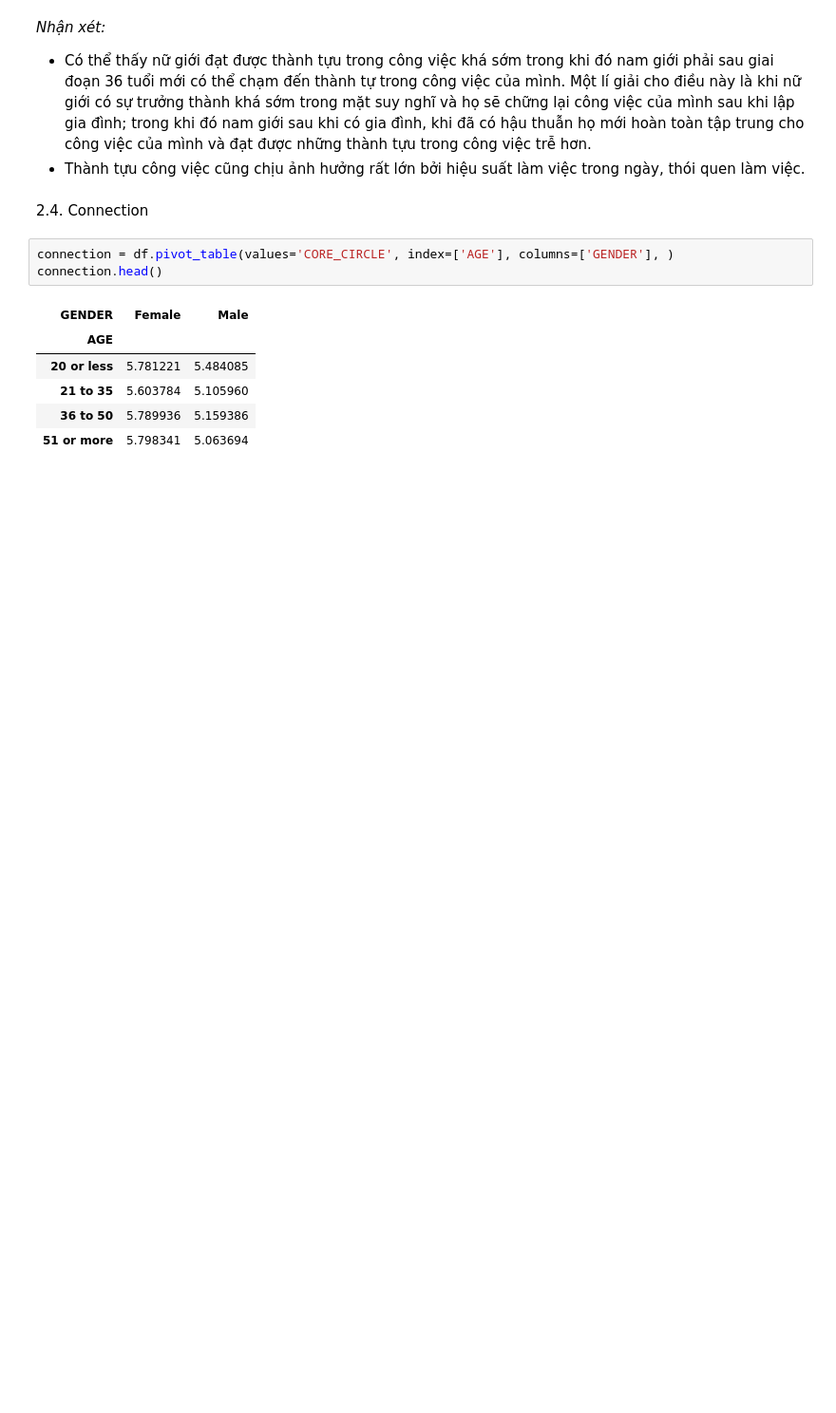
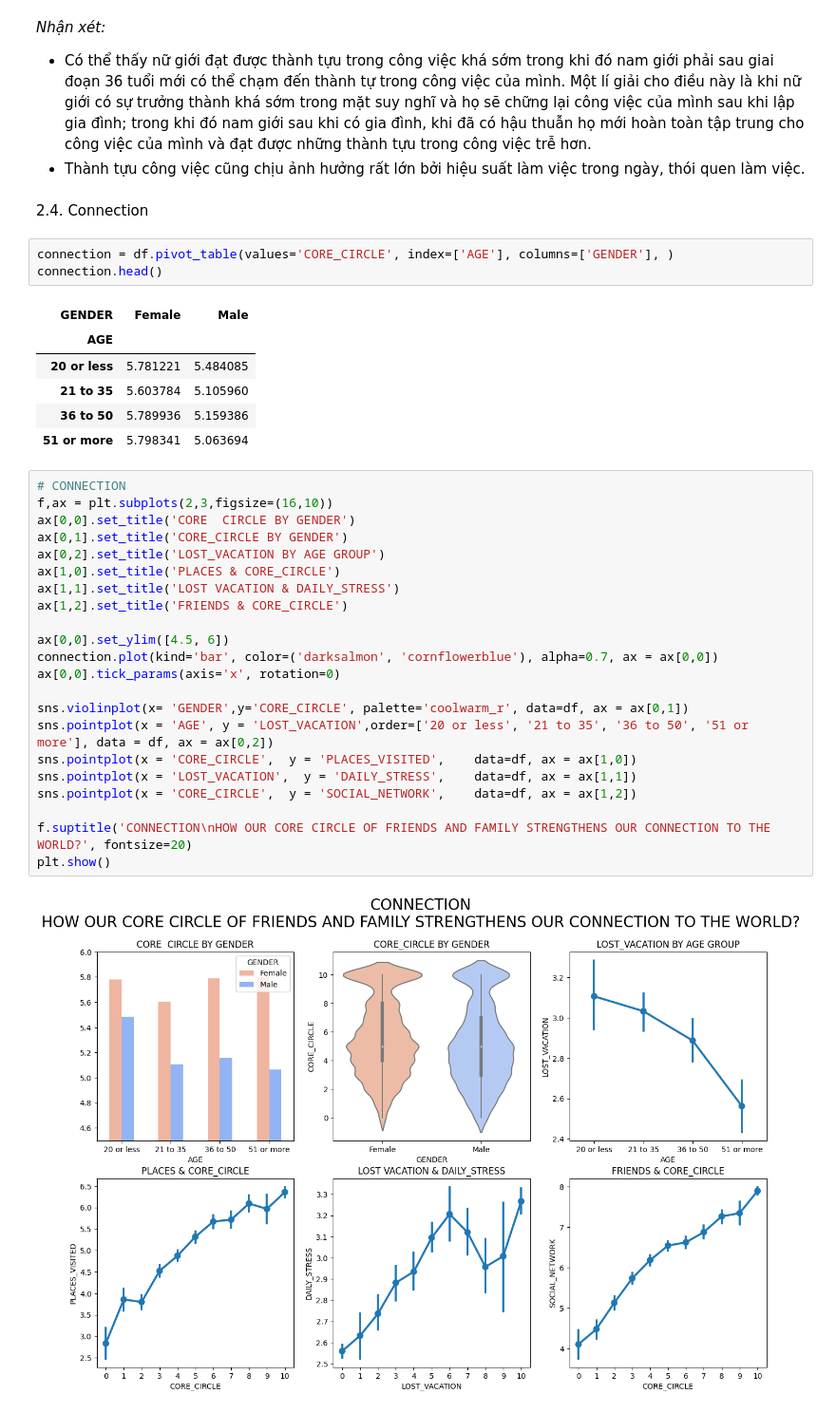
Before and after one commit to baoqdng/Lifestyle-and-Wellbeing, a Jupyter notebook: Data_exploratory.ipynb, the cells around one changed output. Shown at 95% size. Drawn from its saved outputs; the diff is of its cells as text; blank space fills up the shorter version.

Commit message:
Update Data_exploratory.ipynb
Final update

```diff
--- a/Data_exploratory.ipynb
+++ b/Data_exploratory.ipynb
@@ -239,3 +229,27 @@ connection.head()
 | 21 to 35 | 5.603784 | 5.105960 |
 | 36 to 50 | 5.789936 | 5.159386 |
 | 51 or more | 5.798341 | 5.063694 |
+# %%
+# CONNECTION
+f,ax = plt.subplots(2,3,figsize=(16,10))
+ax[0,0].set_title('CORE  CIRCLE BY GENDER')
+ax[0,1].set_title('CORE_CIRCLE BY GENDER')
+ax[0,2].set_title('LOST_VACATION BY AGE GROUP')
+ax[1,0].set_title('PLACES & CORE_CIRCLE')
+ax[1,1].set_title('LOST VACATION & DAILY_STRESS')
+ax[1,2].set_title('FRIENDS & CORE_CIRCLE')
+
+ax[0,0].set_ylim([4.5, 6])
+connection.plot(kind='bar', color=('darksalmon', 'cornflowerblue'), alpha=0.7, ax = ax[0,0])
+ax[0,0].tick_params(axis='x', rotation=0)
+
+sns.violinplot(x= 'GENDER',y='CORE_CIRCLE', palette='coolwarm_r', data=df, ax = ax[0,1])
+sns.pointplot(x = 'AGE', y = 'LOST_VACATION',order=['20 or less', '21 to 35', '36 to 50', '51 or more'], data = df, ax = ax[0,2])
+sns.pointplot(x = 'CORE_CIRCLE',  y = 'PLACES_VISITED',    data=df, ax = ax[1,0])
+sns.pointplot(x = 'LOST_VACATION',  y = 'DAILY_STRESS',    data=df, ax = ax[1,1])
+sns.pointplot(x = 'CORE_CIRCLE',  y = 'SOCIAL_NETWORK',    data=df, ax = ax[1,2])
+
+f.suptitle('CONNECTION\nHOW OUR CORE CIRCLE OF FRIENDS AND FAMILY STRENGTHENS OUR CONNECTION TO THE WORLD?', fontsize=20)
+plt.show()
+# %% [output]
+[figure, added]
```
Also changed, not shown: parts of 7 cells of this notebook.
